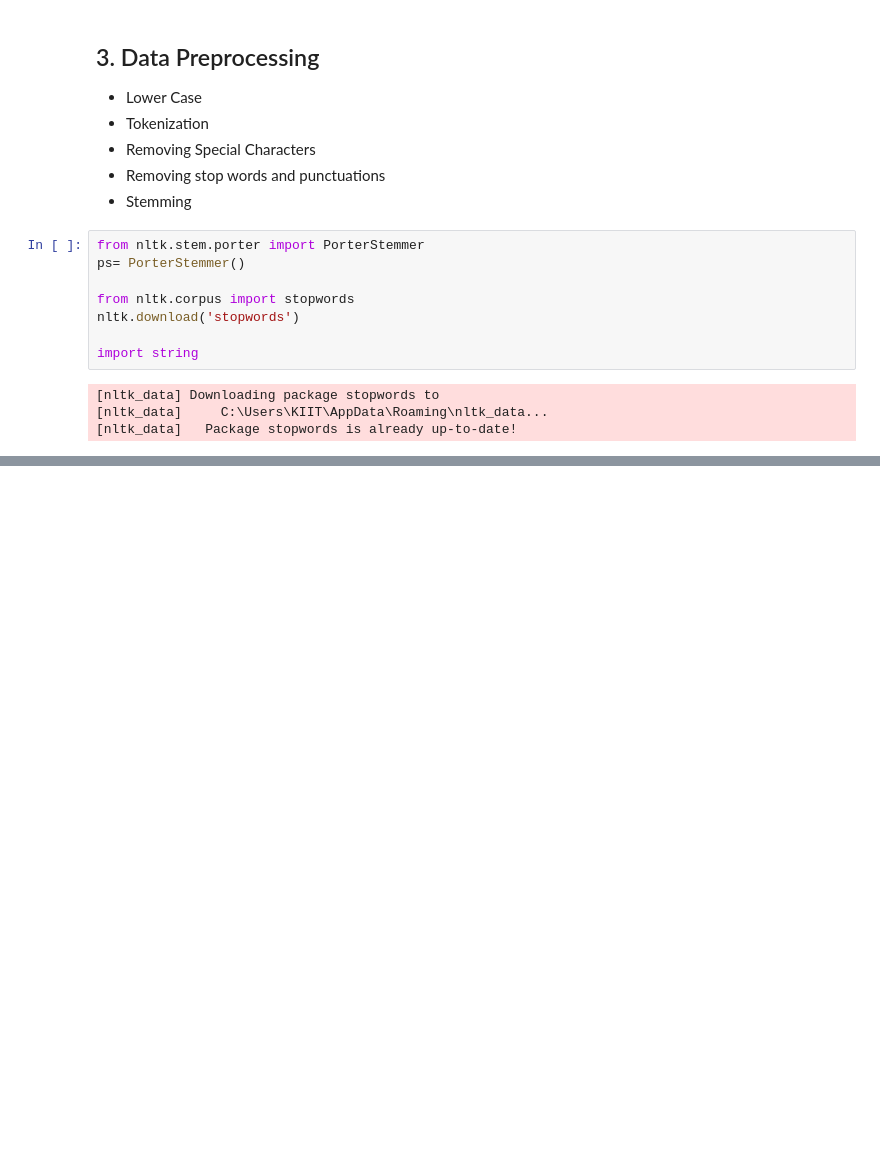
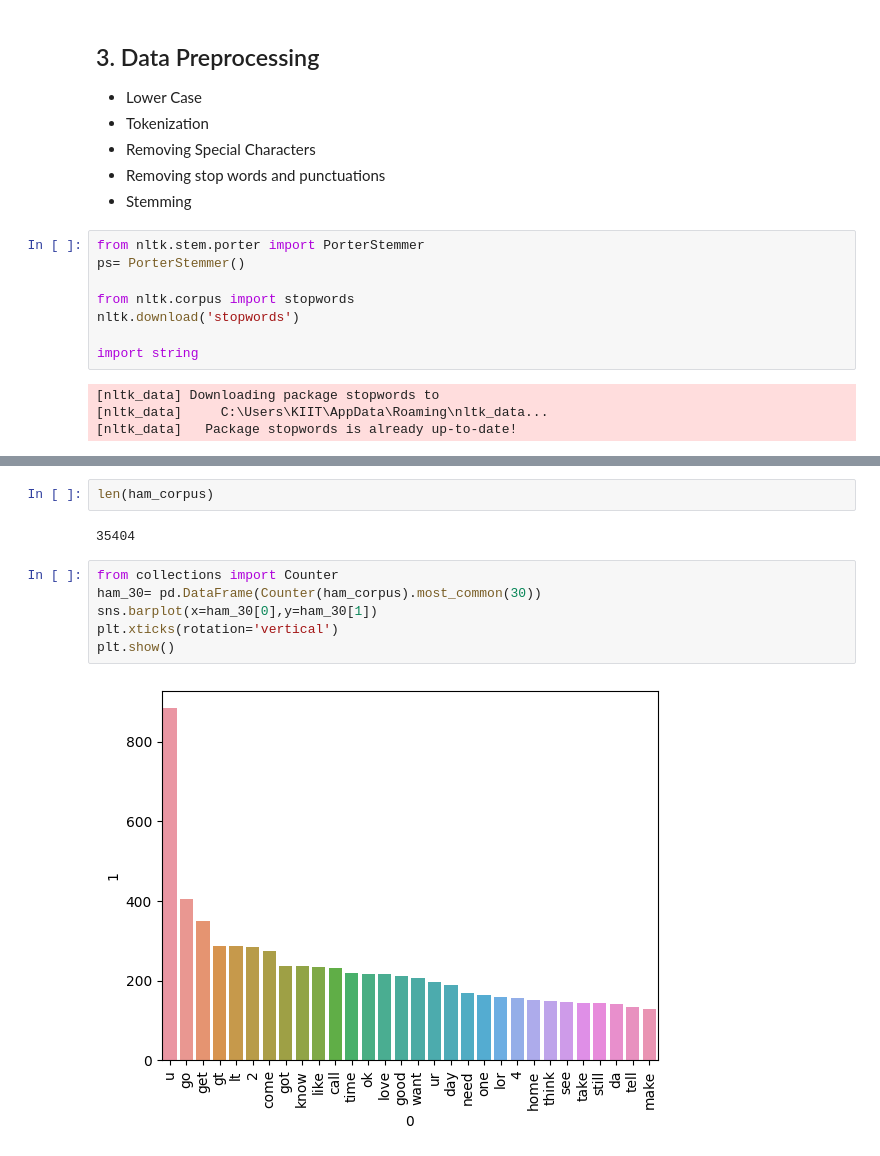
Before and after one commit to aniketpathak028/SMS-Spam-Classifier, a Jupyter notebook: SMS Spam Detection.ipynb, the cells around one changed output, grey strips where cells are left out. Drawn from its saved outputs; the diff is of its cells as text; blank space fills up the shorter version.

```diff
--- a/SMS Spam Detection.ipynb
+++ b/SMS Spam Detection.ipynb
@@ -376,0 +373,12 @@ len(ham_corpus)
+# %%
+len(ham_corpus)
+# %% [output]
+35404
+# %%
+from collections import Counter
+ham_30= pd.DataFrame(Counter(ham_corpus).most_common(30))
+sns.barplot(x=ham_30[0],y=ham_30[1])
+plt.xticks(rotation='vertical')
+plt.show()
+# %% [output]
+[figure, added]
```
Also changed, not shown: parts of 57 cells of this notebook.
